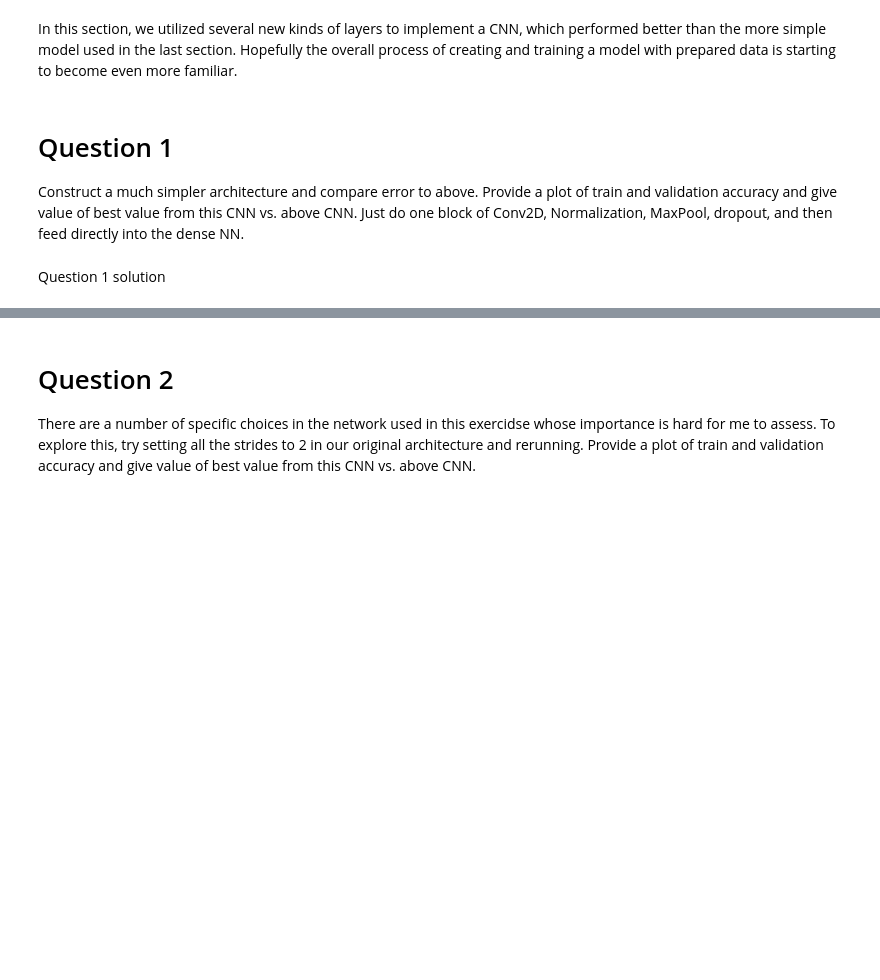
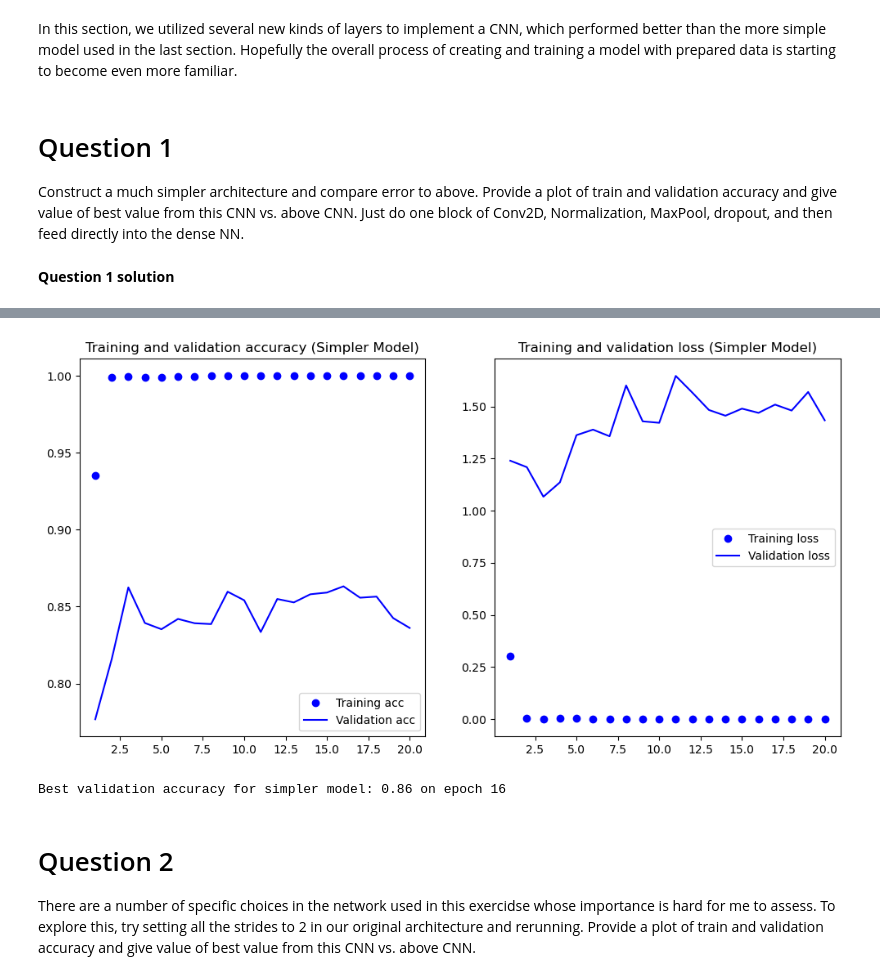
Before and after one commit to jhyang13/repo_mse803_lab5, a Jupyter notebook: Mod5LabB_Keras ConvNN ASL Classification v2.0.ipynb, the cells around one changed output, grey strips where cells are left out. Cells and saved outputs as stored; diff of their text form; code cells hidden in the pictures; blank space fills up the shorter version.

```diff
--- a/Mod5LabB_Keras ConvNN ASL Classification v2.0.ipynb
+++ b/Mod5LabB_Keras ConvNN ASL Classification v2.0.ipynb
@@ -318,4 +318,4 @@ In this section, we utilized several new kinds of layers to implement a CNN, whi
 # Question 1
 Construct a much simpler architecture and compare error to above. Provide a plot of train and validation accuracy and give value of best value from this CNN vs. above CNN. Just do one block of Conv2D, Normalization, MaxPool, dropout, and then feed directly into the dense NN.
 # %% [markdown]
-Question 1 solution
+**Question 1 solution**
@@ -321,0 +329,70 @@ Question 1 solution
+# %%
+# Load the dataset
+train_df = pd.read_csv(os.path.join(path, 'data/asl_data/sign_mnist_train.csv'))
+valid_df = pd.read_csv(os.path.join(path, 'data/asl_data/sign_mnist_valid.csv'))
+
+# Extracting labels (targets) from the dataframes
+y_train = train_df['label']
+y_valid = valid_df['label']
+del train_df['label']  # Removing the label column from the dataframe
+del valid_df['label']
+
+# Normalizing image data and reshaping for CNN input
+x_train = train_df.values / 255  # Normalizing (dividing by 255)
+x_valid = valid_df.values / 255
+x_train = x_train.reshape(-1, 28, 28, 1)  # Reshaping to 28x28 with 1 color channel
+x_valid = x_valid.reshape(-1, 28, 28, 1)
+
+# Converting labels to categorical (one-hot encoding)
+num_classes = 24  # Number of classes in the dataset
+y_train = keras.utils.to_categorical(y_train, num_classes)
+y_valid = keras.utils.to_categorical(y_valid, num_classes)
+
+# Defining a simpler CNN model architecture
+simpler_model = Sequential([
+    Conv2D(75, (3, 3), strides=1, padding="same", activation="relu", input_shape=(28, 28, 1)),
+    BatchNormalization(),
+    MaxPool2D((2, 2), strides=2, padding="same"),
+    Dropout(0.2),
+    Flatten(),
+    Dense(units=512, activation="relu"),
+    Dense(units=num_classes, activation="softmax")
+])
+
+# Compile the simpler model with loss function and optimizer
+simpler_model.compile(loss="categorical_crossentropy", metrics=["accuracy"])
+
+# Training the simpler model with training and validation data
+hist_simpler = simpler_model.fit(x_train, y_train, epochs=20, verbose=1, validation_data=(x_valid, y_valid))
+
+# Function to plot training and validation accuracy and loss
+def err_plot(acc, val_acc, loss, val_loss, title):
+    epochs = range(1, len(acc) + 1)
+    plt.figure(figsize=(12, 6))
+
+    plt.subplot(1, 2, 1)
+    plt.plot(epochs, acc, 'bo', label='Training acc')
+    plt.plot(epochs, val_acc, 'b', label='Validation acc')
+    plt.title('Training and validation accuracy ' + title)
+    plt.legend()
+
+    plt.subplot(1, 2, 2)
+    plt.plot(epochs, loss, 'bo', label='Training loss')
+    plt.plot(epochs, val_loss, 'b', label='Validation loss')
+    plt.title('Training and validation loss ' + title)
+    plt.legend()
+
+    plt.show()
+
+# Plotting accuracy and loss for the simpler model
+acc_simpler = hist_simpler.history['accuracy']
+val_acc_simpler = hist_simpler.history['val_accuracy']
+loss_simpler = hist_simpler.history['loss']
+val_loss_simpler = hist_simpler.history['val_loss']
+err_plot(acc_simpler, val_acc_simpler, loss_simpler, val_loss_simpler, "(Simpler Model)")
+
+# Calculating and printing the best validation accuracy for the simpler model
+max_acc_simpler = max(hist_simpler.history['val_accuracy'])
+maxacc_index_simpler = hist_simpler.history['val_accuracy'].index(max_acc_simpler) + 1
+print("Best validation accuracy for simpler model: %1.2f on epoch %i" % (max_acc_simpler, maxacc_index_simpler))
+# %% [output]
@@ -322,3 +416,5 @@ Question 1 solution
+[figure, added]
+Best validation accuracy for simpler model: 0.86 on epoch 16
 # %% [markdown]
 # Question 2
 There are a number of specific choices in the network used in this exercidse whose importance is hard for me to assess. To explore this, try setting all the strides to 2 in our original architecture and rerunning.  Provide a plot of train and validation accuracy and give value of best value from this CNN vs. above CNN.
```
Also changed, not shown: parts of 13 cells of this notebook, 1 other file.
